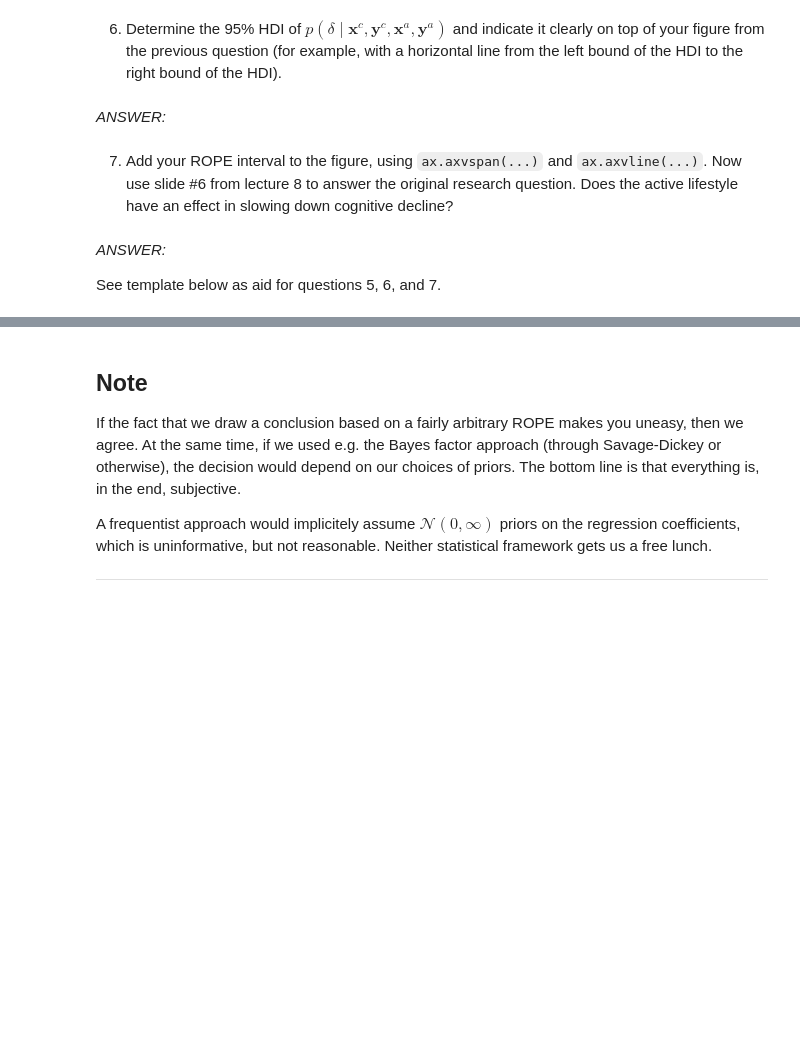
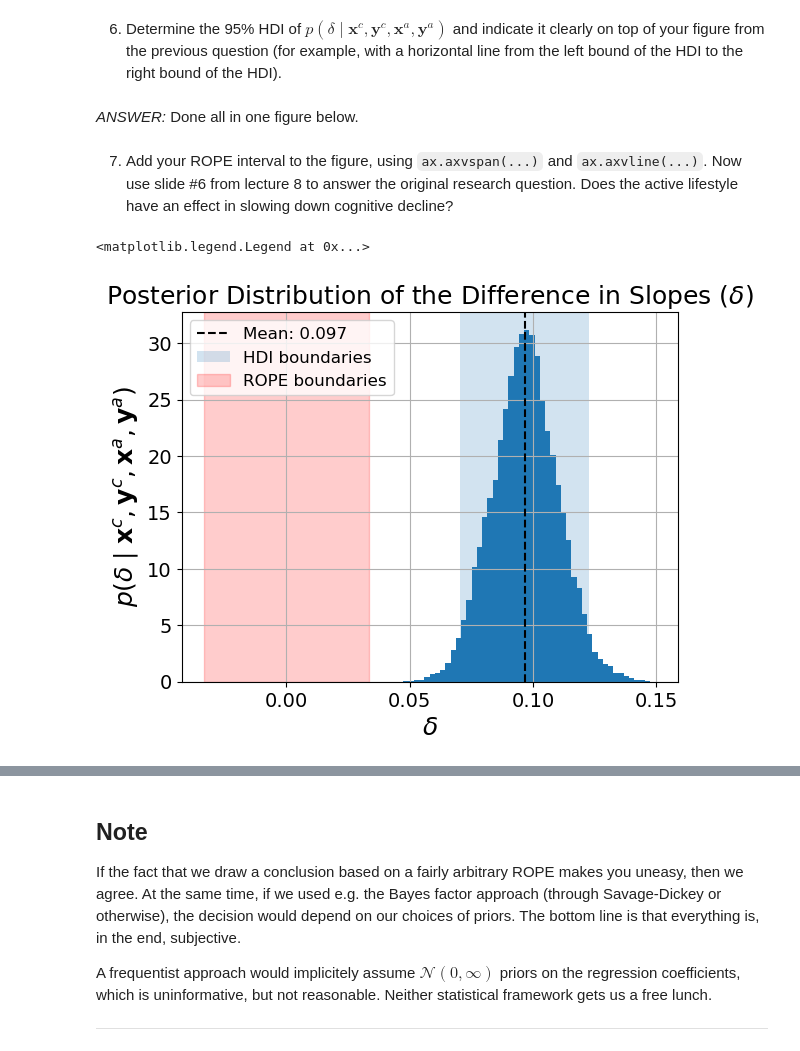
Before and after one commit to DerOeko/SOW-BKI203BS, a Jupyter notebook: LargeAssignment3/Ferdinand_Paar_s1128559_Samuel_Nellessen_s1102282_Assignment_LargeAssignment3.ipynb, the cells around one changed output, grey strips where cells are left out. Cells and saved outputs as stored; diff of their text form; code cells hidden in the pictures; blank space fills up the shorter version.

Commit message:
Finish everything up until 3. (without text answers though)

```diff
--- a/LargeAssignment3/Ferdinand_Paar_s1128559_Samuel_Nellessen_s1102282_Assignment_LargeAssignment3.ipynb
+++ b/LargeAssignment3/Ferdinand_Paar_s1128559_Samuel_Nellessen_s1102282_Assignment_LargeAssignment3.ipynb
@@ -220,2 +243,4 @@ ROPE = [...]
+# %%
+ROPE = [-0.0333, 0.0333]
 # %% [markdown]
 5. Make a figure showing the posterior distribution of the variable we are interested in, that is, show $p(\delta \mid \mathbf{x}^c, \mathbf{y}^c, \mathbf{x}^a, \mathbf{y}^a)$.
@@ -224,10 +249,6 @@ _ANSWER:_
 # %% [markdown]
 6. Determine the 95% HDI of $p(\delta \mid \mathbf{x}^c, \mathbf{y}^c, \mathbf{x}^a, \mathbf{y}^a)$ and indicate it clearly on top of your figure from the previous question (for example, with a horizontal line from the left bound of the HDI to the right bound of the HDI).
-# %% [markdown]
-_ANSWER:_
+# %% [markdown]
+_ANSWER:_ Done all in one figure below.
 # %% [markdown]
 7. Add your ROPE interval to the figure, using `ax.axvspan(...)` and `ax.axvline(...)`. Now use slide #6 from lecture 8 to answer the original research question. Does the active lifestyle have an effect in slowing down cognitive decline?
-# %% [markdown]
-_ANSWER:_
-
-See template below as aid for questions 5, 6, and 7.
@@ -249,0 +255,38 @@ ax.legend(frameon=False);
+# %%
+def get_hdi(s, intv=0.95):
+    s_sorted = np.sort(s)
+    n = len(s_sorted)
+    num_samples_in_hdi = int(n * intv)
+    num_possible_hdis = n - num_samples_in_hdi
+
+    bottom_idx = np.arange(0, num_possible_hdis)
+    top_idx = bottom_idx + num_samples_in_hdi
+
+    assert all(top_idx - bottom_idx == num_samples_in_hdi)
+
+    s_bottom = s_sorted[bottom_idx]
+    s_top = s_sorted[top_idx]
+    diffs = s_top - s_bottom
+    min_diff_idx = np.argmin(diffs)
+
+    s_bottom_hdi = s_bottom[min_diff_idx]
+    s_top_hdi = s_top[min_diff_idx]
+
+    return s_bottom_hdi, s_top_hdi
+
+delta_samples = samples["delta"].flatten()
+hdi_bottom, hdi_top = get_hdi(delta_samples)
+
+plt.hist(delta_samples, bins=50,density=True)
+plt.axvline(np.mean(delta_samples), color='k', linestyle='dashed', linewidth=1.5, label=f'Mean: {np.mean(delta_samples):.3f}')
+plt.axvspan(hdi_bottom, hdi_top, alpha=0.2, label="HDI boundaries")
+
+plt.xlabel(r'$\delta$')
+plt.ylabel(r'$p(\delta \mid \mathbf{x}^c, \mathbf{y}^c, \mathbf{x}^a, \mathbf{y}^a)$')
+plt.grid(True)
+plt.axvspan(ROPE[0], ROPE[-1], color='red', alpha=0.2, label='ROPE boundaries')
+plt.title('Posterior Distribution of the Difference in Slopes ($\delta$)')
+plt.legend()
+# %% [output]
+<matplotlib.legend.Legend at 0x...>
+[figure, added]
```
Also changed, not shown: parts of 27 cells of this notebook.
